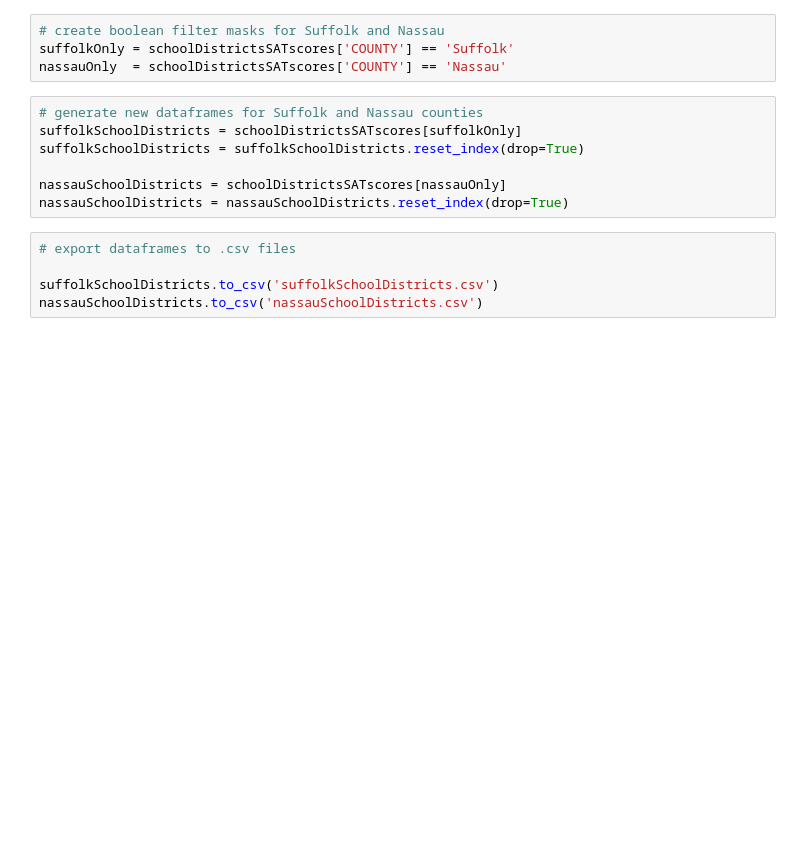
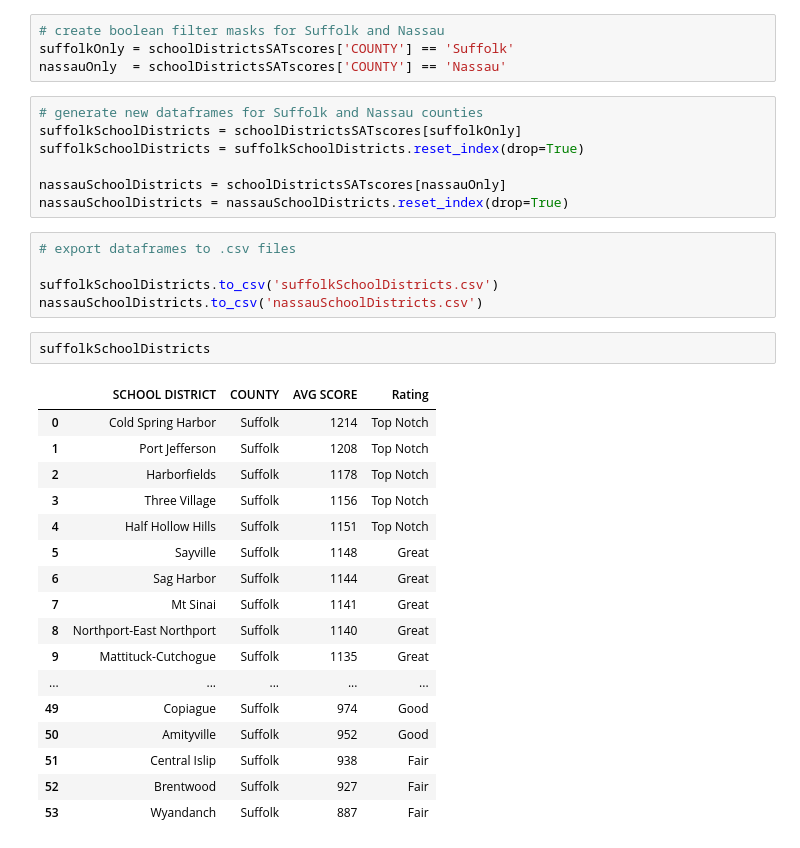
Before and after one commit to andreynorin/DataWarehousingProject, a Jupyter notebook: GenerateSchoolDistrictRatingData.ipynb, the cells around one changed output. Cells and saved outputs as stored; diff of their text form; blank space fills up the shorter version.

```diff
--- a/GenerateSchoolDistrictRatingData.ipynb
+++ b/GenerateSchoolDistrictRatingData.ipynb
@@ -58,3 +74,23 @@ nassauSchoolDistricts = nassauSchoolDistricts.reset_index(drop=True)
 
 suffolkSchoolDistricts.to_csv('suffolkSchoolDistricts.csv')
 nassauSchoolDistricts.to_csv('nassauSchoolDistricts.csv')
+# %%
+suffolkSchoolDistricts
+# %% [output]
+|  | SCHOOL DISTRICT | COUNTY | AVG SCORE | Rating |
+| 0 | Cold Spring Harbor | Suffolk | 1214 | Top Notch |
+| 1 | Port Jefferson | Suffolk | 1208 | Top Notch |
+| 2 | Harborfields | Suffolk | 1178 | Top Notch |
+| 3 | Three Village | Suffolk | 1156 | Top Notch |
+| 4 | Half Hollow Hills | Suffolk | 1151 | Top Notch |
+| 5 | Sayville | Suffolk | 1148 | Great |
+| 6 | Sag Harbor | Suffolk | 1144 | Great |
+| 7 | Mt Sinai | Suffolk | 1141 | Great |
+| 8 | Northport-East Northport | Suffolk | 1140 | Great |
+| 9 | Mattituck-Cutchogue | Suffolk | 1135 | Great |
+| ... | ... | ... | ... | ... |
+| 49 | Copiague | Suffolk | 974 | Good |
+| 50 | Amityville | Suffolk | 952 | Good |
+| 51 | Central Islip | Suffolk | 938 | Fair |
+| 52 | Brentwood | Suffolk | 927 | Fair |
+| 53 | Wyandanch | Suffolk | 887 | Fair |
```
Also changed, not shown: parts of 4 cells of this notebook.
